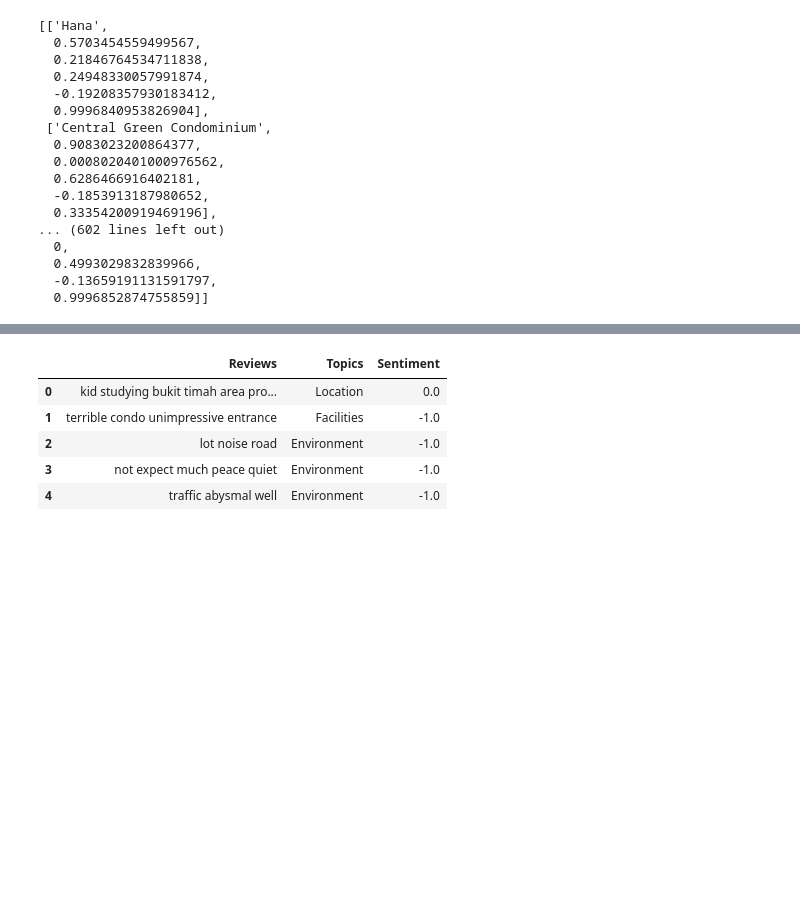
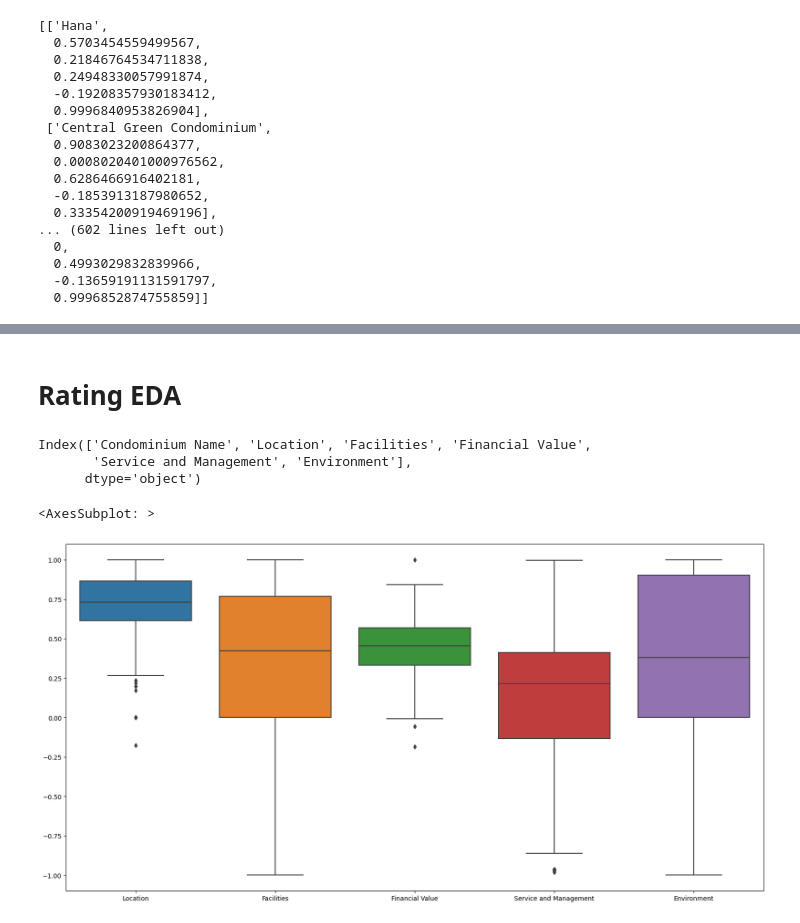
Before and after one commit to cocoy02/IS4242_Group11_Rental_Price_Prediction, a Jupyter notebook: 4_Condo Rating.ipynb, the cells around one changed output, grey strips where cells are left out. Saved outputs shown, nothing was run; the diff lists cells and outputs as text; code cells hidden in the pictures; blank space fills up the shorter version.

```diff
--- a/4_Condo Rating.ipynb
+++ b/4_Condo Rating.ipynb
@@ -363,10 +360,0 @@ review.to_csv("review_condo_333.csv") # get csv to download
-# %%
-manual = pd.read_csv("/content/Manual_Review_IS4242 - short_manual_review.csv")
-manual.head(5)
-# %% [output]
-|  | Reviews | Topics | Sentiment |
-| 0 | kid studying bukit timah area pro... | Location | 0.0 |
-| 1 | terrible condo unimpressive entrance | Facilities | -1.0 |
-| 2 | lot noise road | Environment | -1.0 |
-| 3 | not expect much peace quiet | Environment | -1.0 |
-| 4 | traffic abysmal well | Environment | -1.0 |
@@ -417,0 +361,20 @@ print("Sent", sentimentTrue*100/(900-errSent))
+# %% [markdown]
+# Rating EDA
+# %%
+import pandas as pd
+import seaborn as sns
+import matplotlib.pyplot as plt
+review_final = pd.read_csv("Data/Reviews/review_final.csv", index_col=0)
+# %%
+review_final.columns
+# %% [output]
+Index(['Condominium Name', 'Location', 'Facilities', 'Financial Value',
+       'Service and Management', 'Environment'],
+      dtype='object')
+# %%
+plt.figure(figsize=(20,10))
+sns.boxplot(review_final[['Location', 'Facilities', 'Financial Value',
+       'Service and Management', 'Environment']])
+# %% [output]
+<AxesSubplot: >
+[figure, added]
```
Also changed, not shown: parts of 2 cells of this notebook, 1 other file.
